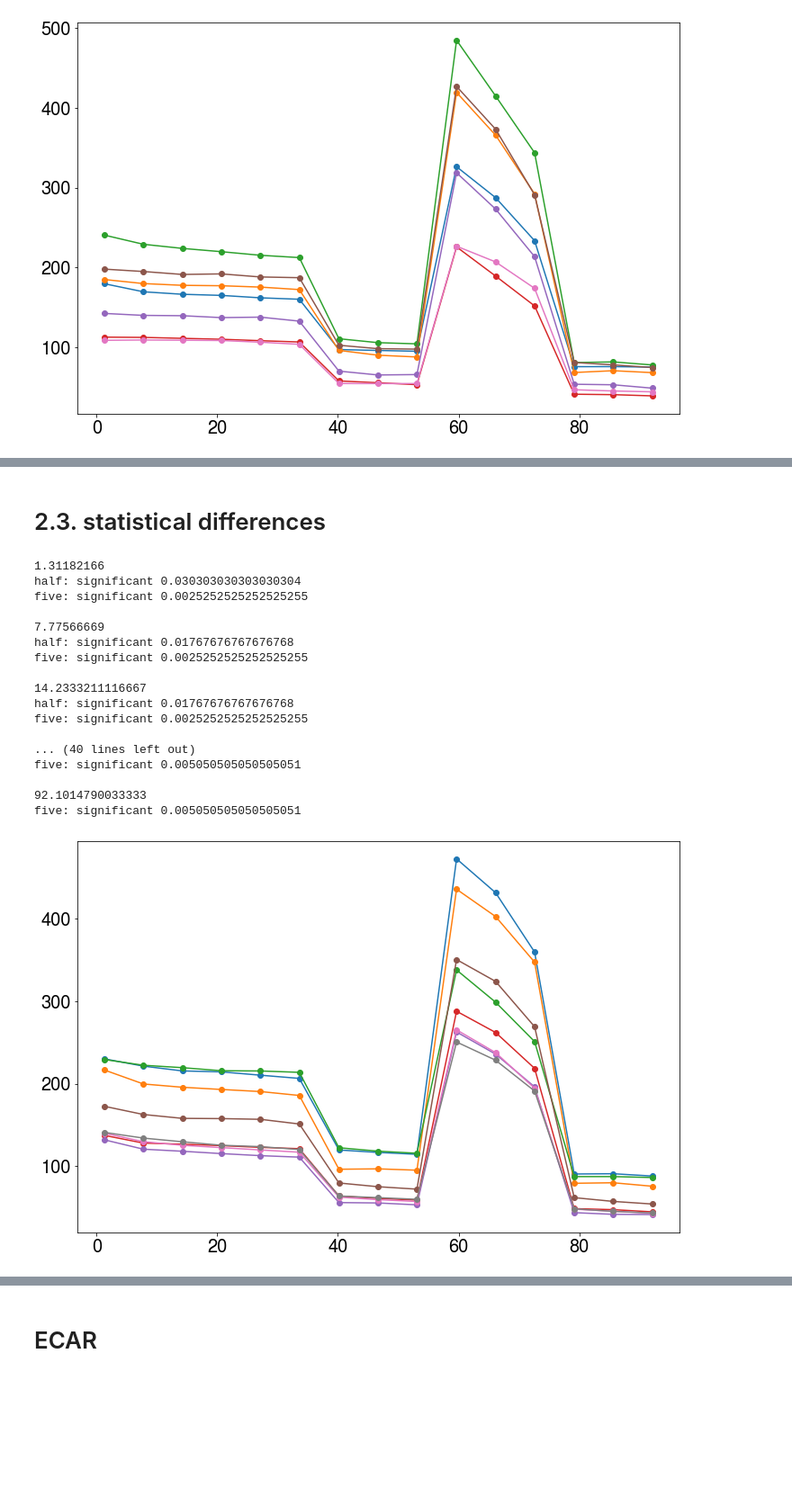
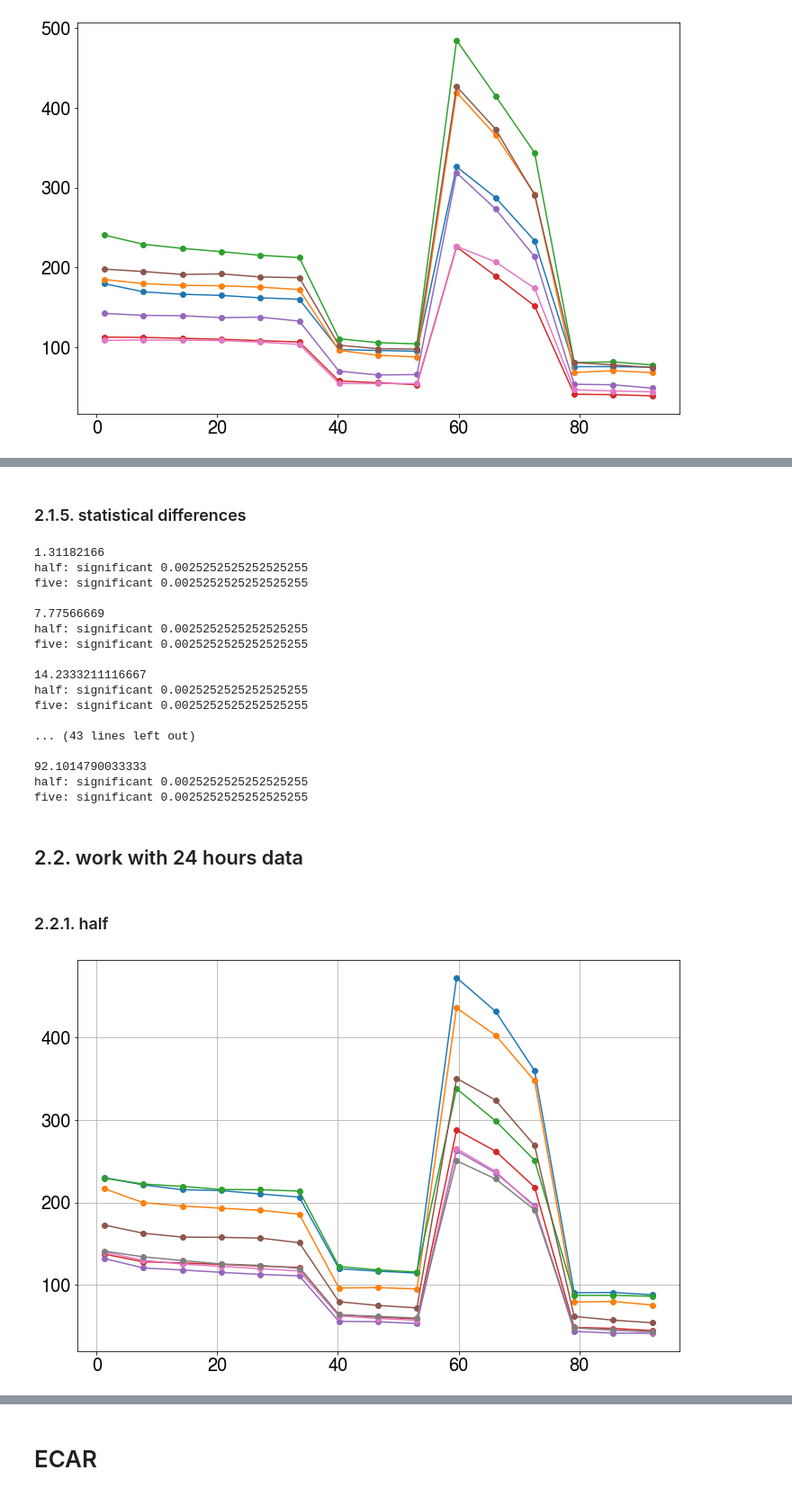
Before and after one commit to adelomana/HUVECs, a Jupyter notebook: Figure.2.seahorse/seahorse plotter v001.ipynb, the cells around one changed output, grey strips where cells are left out. Shown at 90% size. Drawn from its saved outputs; the diff is of its cells as text; code cells hidden in the pictures; blank space fills up the shorter version.

```diff
--- a/Figure.2.seahorse/seahorse plotter v001.ipynb
+++ b/Figure.2.seahorse/seahorse plotter v001.ipynb
@@ -282,12 +299,12 @@ matplotlib.pyplot.show()
 # %% [markdown]
-# 2.3. statistical differences
+### 2.1.5. statistical differences
 # %%
 # statistical tests
 for i in range(len(timepoints)):
     timepoint = timepoints[i]
-    x = ocr[control_wells_representative].iloc[i, :].values
-    y = ocr[samples_4h_half_representative].iloc[i, :].values
-    z = ocr[samples_4h_five_representative].iloc[i, :].values
+    x = normalized_black.iloc[i, :].values
+    y = normalized_green.iloc[i, :].values
+    z = normalized_orange.iloc[i, :].values
 
     stata, pvaluea = scipy.stats.mannwhitneyu(x, y)
     statb, pvalueb = scipy.stats.mannwhitneyu(x, z)
@@ -305,19 +322,19 @@ for i in range(len(timepoints)):
     print()
 # %% [output]
 1.31182166
-half: significant 0.030303030303030304
+half: significant 0.0025252525252525255
 five: significant 0.0025252525252525255
 
 7.77566669
-half: significant 0.01767676767676768
+half: significant 0.0025252525252525255
 five: significant 0.0025252525252525255
 
 14.2333211116667
-half: significant 0.01767676767676768
+half: significant 0.0025252525252525255
 five: significant 0.0025252525252525255
 
-... (40 lines left out)
-five: significant 0.005050505050505051
+... (43 lines left out)
 
 92.1014790033333
-five: significant 0.005050505050505051
+half: significant 0.0025252525252525255
+five: significant 0.0025252525252525255
@@ -326,3 +341,5 @@ five: significant 0.005050505050505051
+# %% [markdown]
+## 2.2. work with 24 hours data
 # %%
 samples_24h_half = ['B04', 'B05', 'B06', 'B07', 'B08', 'B09', 'B10', 'B11']
 samples_24h_five = ['C04', 'C05', 'C06', 'C07', 'C08', 'C09', 'C10', 'C11']
@@ -331,6 +348,9 @@ samples_24h_half_representative = ['B04', 'B05', 'B06', 'B07', 'B08', 'B09', 'B1
 samples_24h_five_representative = ['C04', 'C05', 'C06', 'C07', 'C08', 'C09', 'C10']
+# %% [markdown]
+### 2.2.1. half
 # %%
 matplotlib.pyplot.plot(timepoints, ocr[samples_24h_half], 'o-')
+matplotlib.pyplot.grid()
 matplotlib.pyplot.show()
 # %% [output]
-[figure, old version]
+[figure, new version]
```
Also changed, not shown: parts of 21 cells of this notebook.
